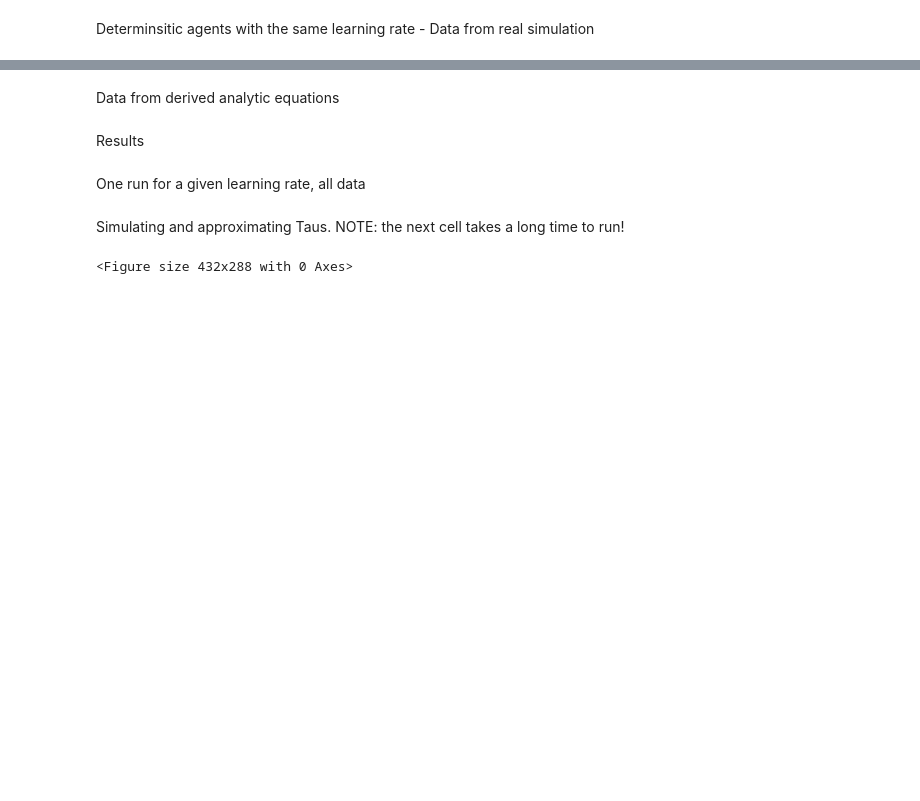
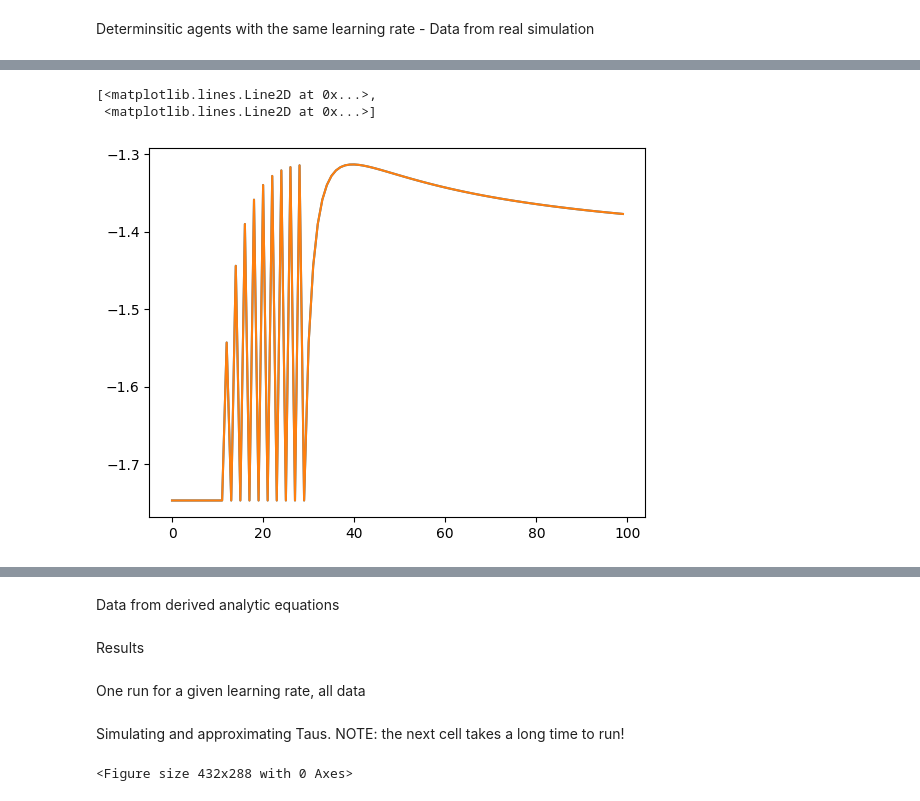
Before and after one commit to daphnedemekas/network-actinf, a Jupyter notebook: prisoners_dilemma/dual_agent_results/final_results.ipynb, the cells around one changed output, grey strips where cells are left out. Drawn from its saved outputs; the diff is of its cells as text; code cells hidden in the pictures; blank space fills up the shorter version.

```diff
--- a/prisoners_dilemma/dual_agent_results/final_results.ipynb
+++ b/prisoners_dilemma/dual_agent_results/final_results.ipynb
@@ -43,3 +43,7 @@ def run_pavlov_agent(lr = 0.3, T = 2000):
     #training
     actions_over_time, B1_over_time, qpB_over_time, q_pi_over_time, q_s_over_time, agent = run_sim_collect_all_data(agent_pavlov, agent_2, observation_1 = [1], observation_2 = [1],D=D,T=T)
     return actions_over_time, B1_over_time, qpB_over_time, q_pi_over_time, q_s_over_time, agent
+# %%
+agent_pavlov, agent_2, D = construct(lr_pB = 0.33, lr_pB_2=0.33, factors_to_learn="all")
+#training
+actions_over_time, B1_over_time, qpB_over_time, q_pi_over_time, q_s_over_time, agent, efe_over_time = run_sim_collect_all_data(agent_pavlov, agent_2, observation_1 = [1], observation_2 = [1],D=D,T=1000)
@@ -45,0 +85,6 @@ def run_pavlov_agent(lr = 0.3, T = 2000):
+# %%
+plt.plot([e[0] for e in efe_over_time[:100]])
+# %% [output]
+[<matplotlib.lines.Line2D at 0x...>,
+ <matplotlib.lines.Line2D at 0x...>]
+[figure, added]
```
Also changed, not shown: parts of 39 cells of this notebook, 2 other files.
